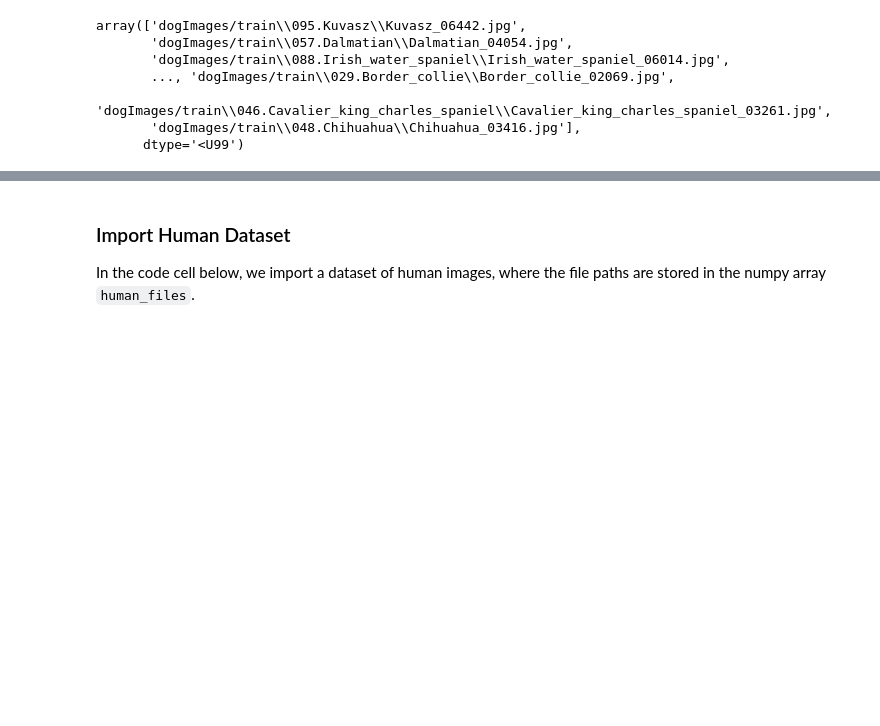
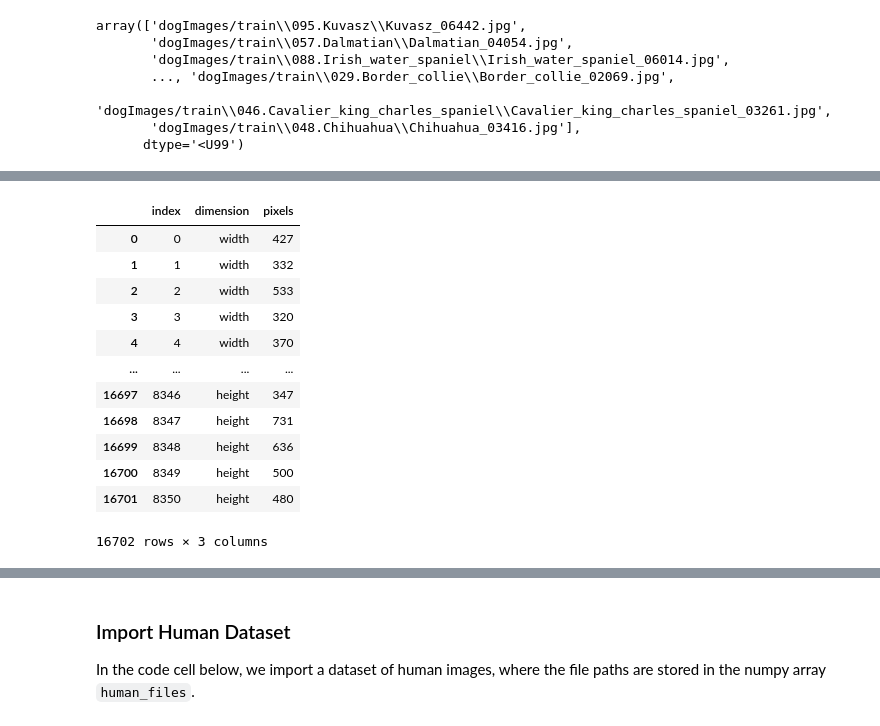
Before and after one commit to data-ml-wizzi/UDACITY_dog_breed_classifier, a Jupyter notebook: dog_app.ipynb, the cells around one changed output, grey strips where cells are left out. Saved outputs shown, nothing was run; the diff lists cells and outputs as text; code cells hidden in the pictures; blank space fills up the shorter version.

```diff
--- a/dog_app.ipynb
+++ b/dog_app.ipynb
@@ -133,0 +212,17 @@ array(['dogImages/train\\095.Kuvasz\\Kuvasz_06442.jpg',
+# %%
+dog_meta_vis_df = dog_meta_df[['width', 'height']].reset_index().melt(id_vars='index', var_name='dimension', value_name='pixels')
+dog_meta_vis_df
+# %% [output]
+|  | index | dimension | pixels |
+| 0 | 0 | width | 427 |
+| 1 | 1 | width | 332 |
+| 2 | 2 | width | 533 |
+| 3 | 3 | width | 320 |
+| 4 | 4 | width | 370 |
+| ... | ... | ... | ... |
+| 16697 | 8346 | height | 347 |
+| 16698 | 8347 | height | 731 |
+| 16699 | 8348 | height | 636 |
+| 16700 | 8349 | height | 500 |
+| 16701 | 8350 | height | 480 |
+16702 rows × 3 columns
```
Also changed, not shown: parts of 39 cells of this notebook, 3 other files.
